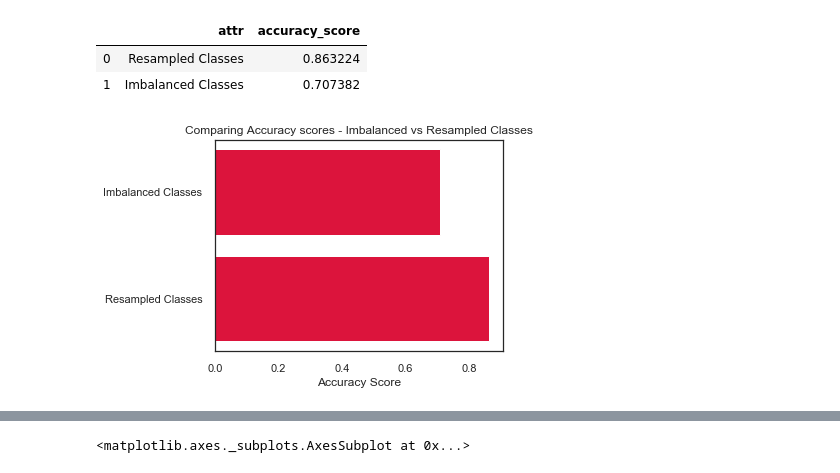
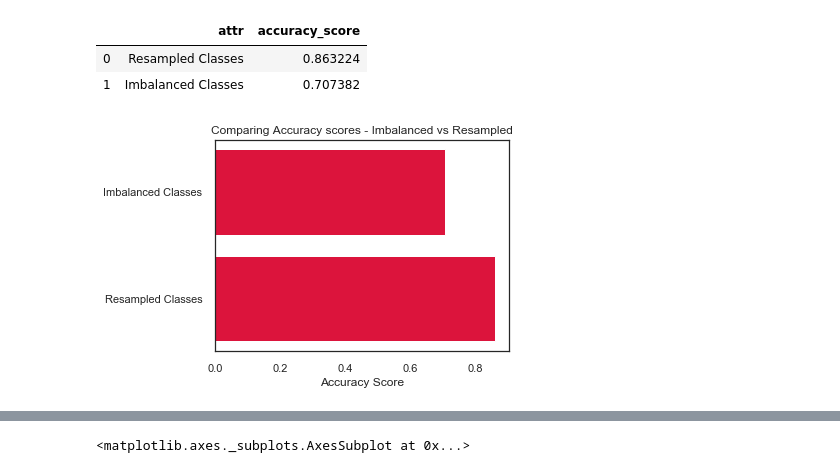
Before and after one commit to tiroger/Prediciting_NFL_Stats_ML, a Jupyter notebook: Model_build_all_plays.ipynb, the cells around one changed output, grey strips where cells are left out. Drawn from its saved outputs; the diff is of its cells as text; code cells hidden in the pictures.

```diff
--- a/Model_build_all_plays.ipynb
+++ b/Model_build_all_plays.ipynb
@@ -660,14 +793,14 @@ random_forrest_df
 # %%
 # Plotting accuracy scores
 x_pos = random_forrest_df.accuracy_score
 y_values = random_forrest_df.attr
 # plt.ylabel('Play Type')
 plt.xlabel('Accuracy Score')
-plt.title('Comparing Accuracy scores - Imbalanced vs Resampled Classes')
+plt.title('Comparing Accuracy scores - Imbalanced vs Resampled')
 plt.grid(False)
 plt.barh(y_values, x_pos, color='crimson')
 plt.tight_layout()
 plt.savefig('plots/random_forest_accuracy_scores_after_resampling.png', dpi=600, transparent=True)
 plt.show()
 # %% [output]
-[figure, old version]
+[figure, new version]
```
Also changed, not shown: parts of 9 cells of this notebook, 16 other files.
